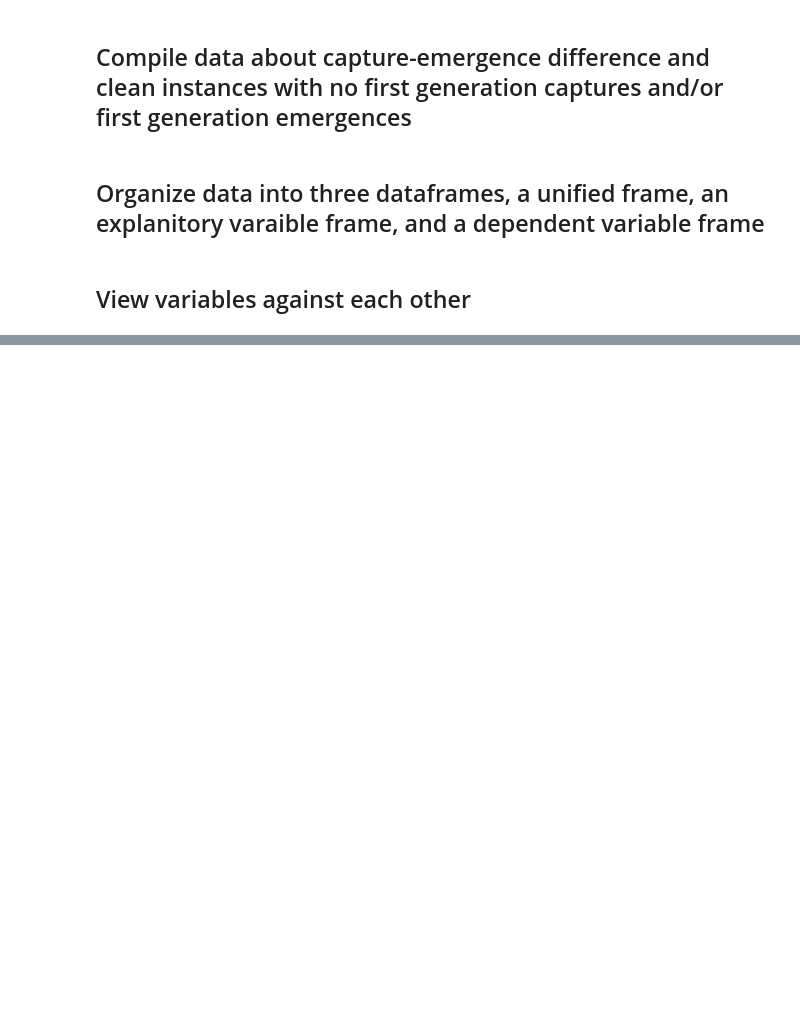
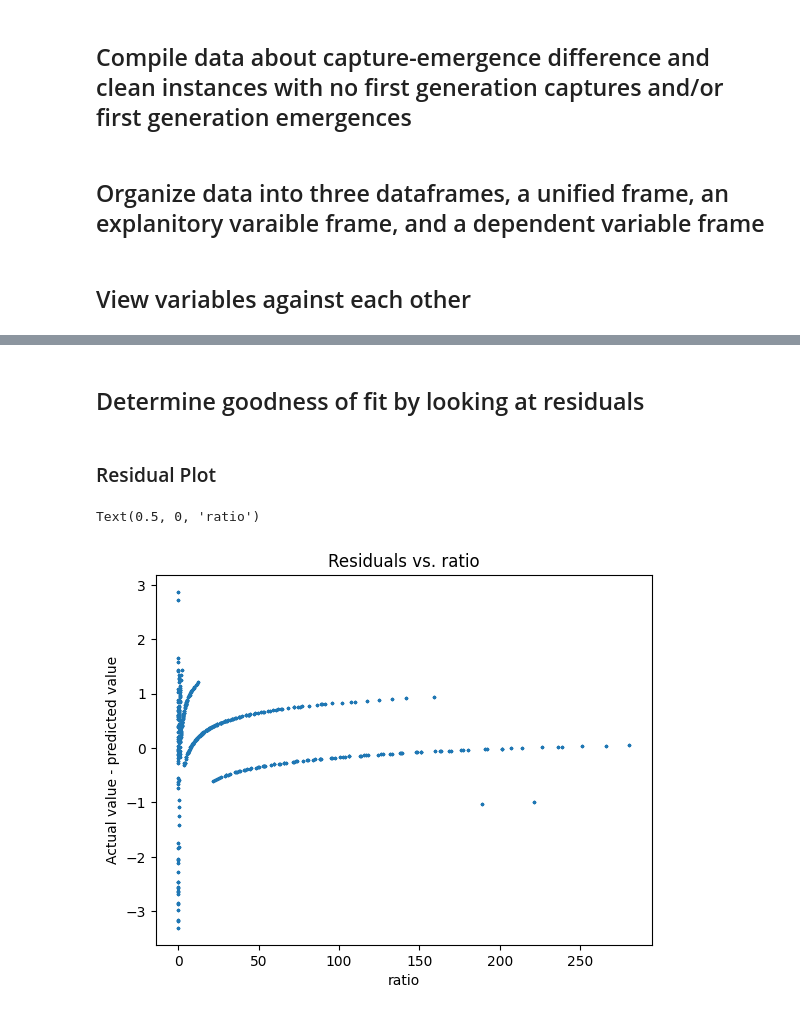
Before and after one commit to PacificBird/InsectPhenologyCaptureSim, a Jupyter notebook: multi_analysis.ipynb, the cells around one changed output, grey strips where cells are left out. Saved outputs shown, nothing was run; the diff lists cells and outputs as text; code cells hidden in the pictures; blank space fills up the shorter version.

```diff
--- a/multi_analysis.ipynb
+++ b/multi_analysis.ipynb
@@ -49,0 +84,13 @@ capture_df.plot.scatter(1, 0, 1.5, logy=True)
+# %% [markdown]
+## Determine goodness of fit by looking at residuals
+# %% [markdown]
+### Residual Plot
+# %%
+ax = plt.axes()
+ax.scatter(x, np.subtract(y, fitted_y), label='Data', s=2)
+ax.set_title('Residuals vs. ratio')
+ax.set_ylabel('Actual value - predicted value')
+ax.set_xlabel('ratio')
+# %% [output]
+Text(0.5, 0, 'ratio')
+[figure, added]
```
Also changed, not shown: parts of 17 cells of this notebook, 3 other files.
